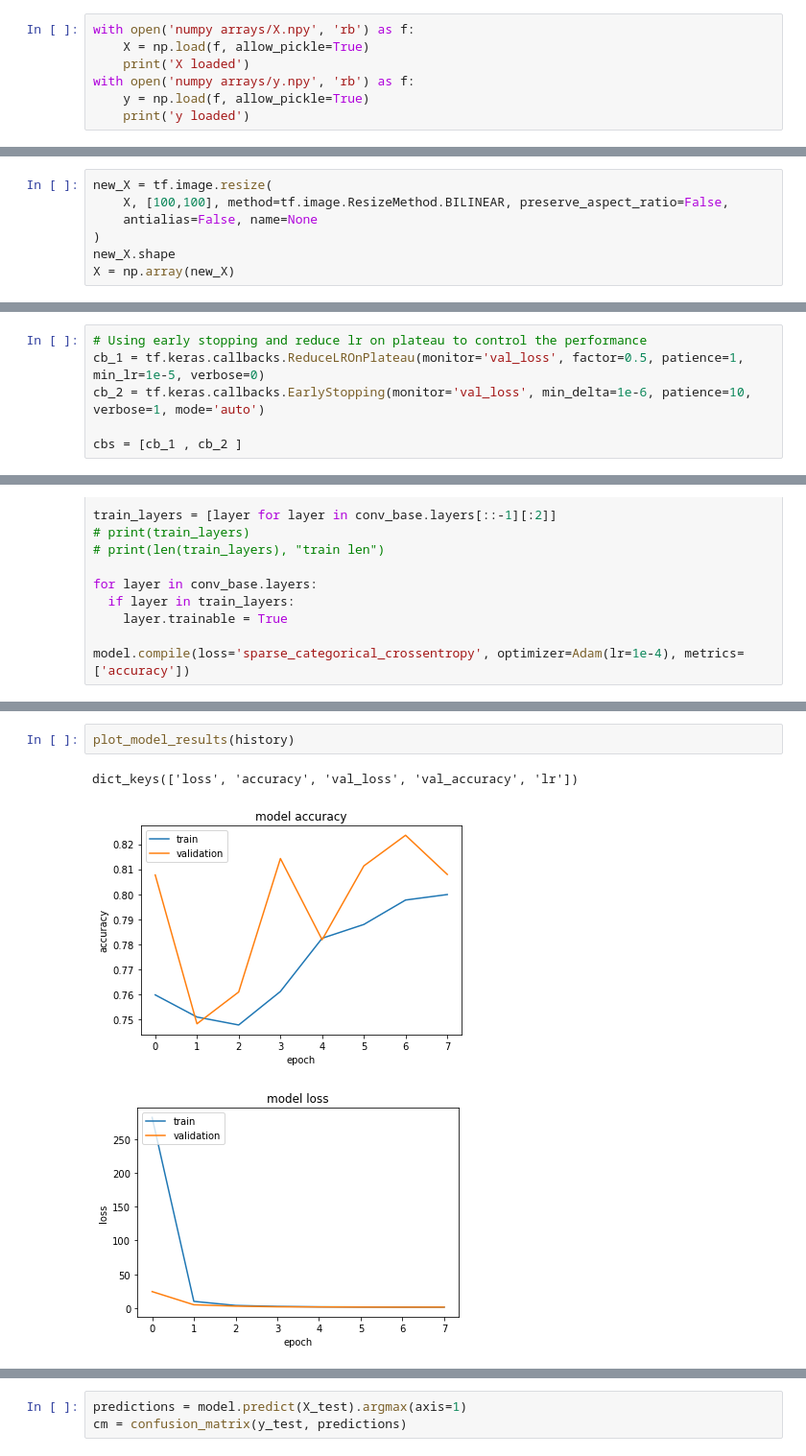
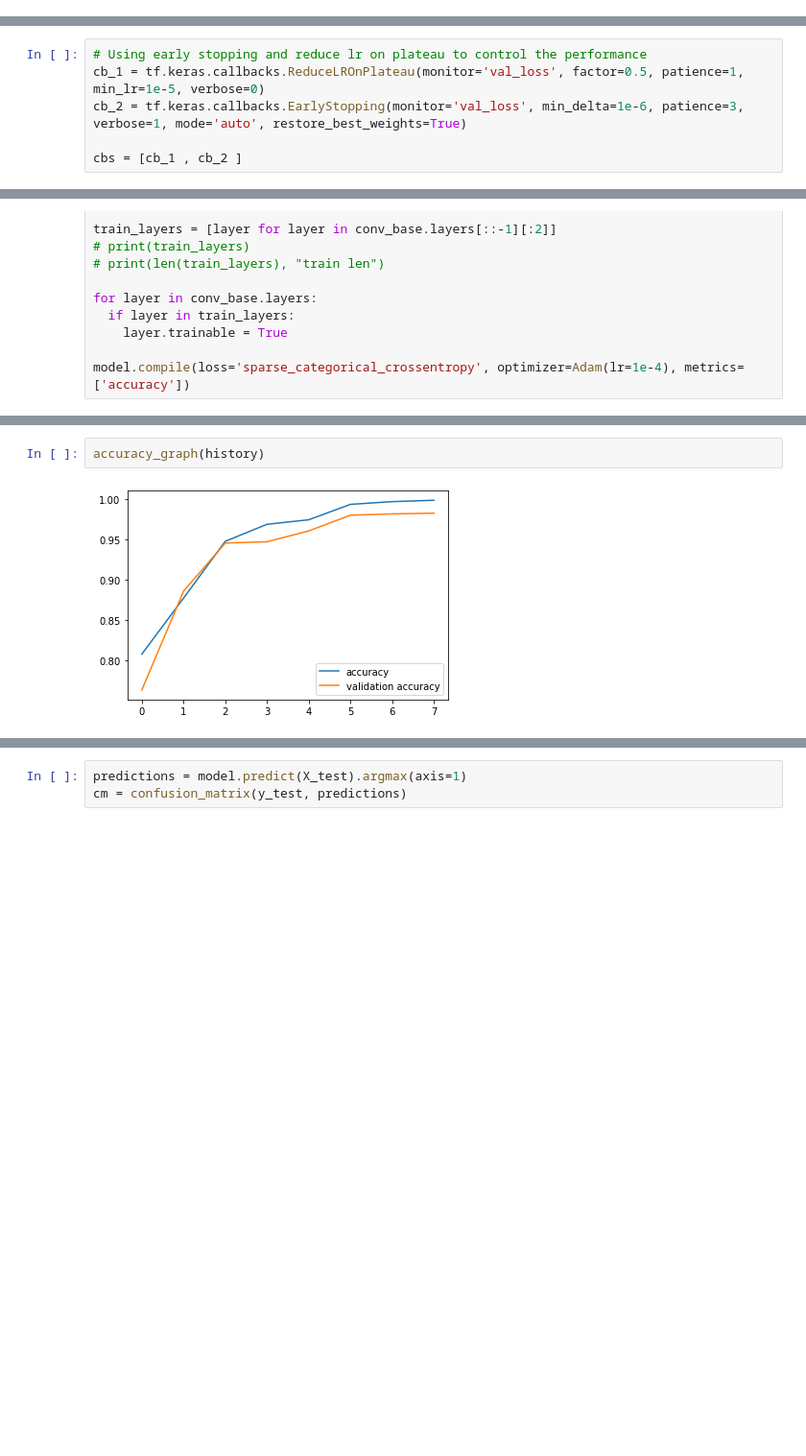
Before and after one commit to Azariagmt/pulmonary-disorder-detection-using-x-ray-images, a Jupyter notebook: notebooks/DenseNet201.ipynb, the cells around one changed output, grey strips where cells are left out. Shown at 96% size. Drawn from its saved outputs; the diff is of its cells as text; blank space fills up the shorter version.

Commit message:
DenseNet201 training notebook with ~98% accuracy

```diff
--- a/notebooks/DenseNet201.ipynb
+++ b/notebooks/DenseNet201.ipynb
@@ -11,9 +12,2 @@ from sklearn.utils import shuffle
 # %% [markdown]
 ## Load Numpy Array
-# %%
-with open('numpy arrays/X.npy', 'rb') as f:
-    X = np.load(f, allow_pickle=True)
-    print('X loaded')
-with open('numpy arrays/y.npy', 'rb') as f:
-    y = np.load(f, allow_pickle=True)
-    print('y loaded')
@@ -37,13 +28,6 @@ X = np.stack((X,)*3, axis=-1)
 print(X.shape)
 # %% [output]
 (17615, 100, 100, 3)
-# %%
-new_X = tf.image.resize(
-    X, [100,100], method=tf.image.ResizeMethod.BILINEAR, preserve_aspect_ratio=False,
-    antialias=False, name=None
-)
-new_X.shape
-X = np.array(new_X)
 # %% [markdown]
 ### Train
 # %%
@@ -55,7 +39,7 @@ from tensorflow.keras.optimizers import Adam
 # %%
 # Using early stopping and reduce lr on plateau to control the performance
 cb_1 = tf.keras.callbacks.ReduceLROnPlateau(monitor='val_loss', factor=0.5, patience=1, min_lr=1e-5, verbose=0)
-cb_2 = tf.keras.callbacks.EarlyStopping(monitor='val_loss', min_delta=1e-6, patience=10, verbose=1, mode='auto')
+cb_2 = tf.keras.callbacks.EarlyStopping(monitor='val_loss', min_delta=1e-6, patience=3, verbose=1, mode='auto', restore_best_weights=True)
 
 cbs = [cb_1 , cb_2 ]
 # %%
@@ -108,6 +110,4 @@ history = model.fit(X_train, y_train,validation_data=(X_test, y_test), epochs=8,
 # %%
-plot_model_results(history)
+accuracy_graph(history)
 # %% [output]
-dict_keys(['loss', 'accuracy', 'val_loss', 'val_accuracy', 'lr'])
-[figure, old version]
+[figure, new version]
-[figure, removed]
```
Also changed, not shown: parts of 14 cells of this notebook.
